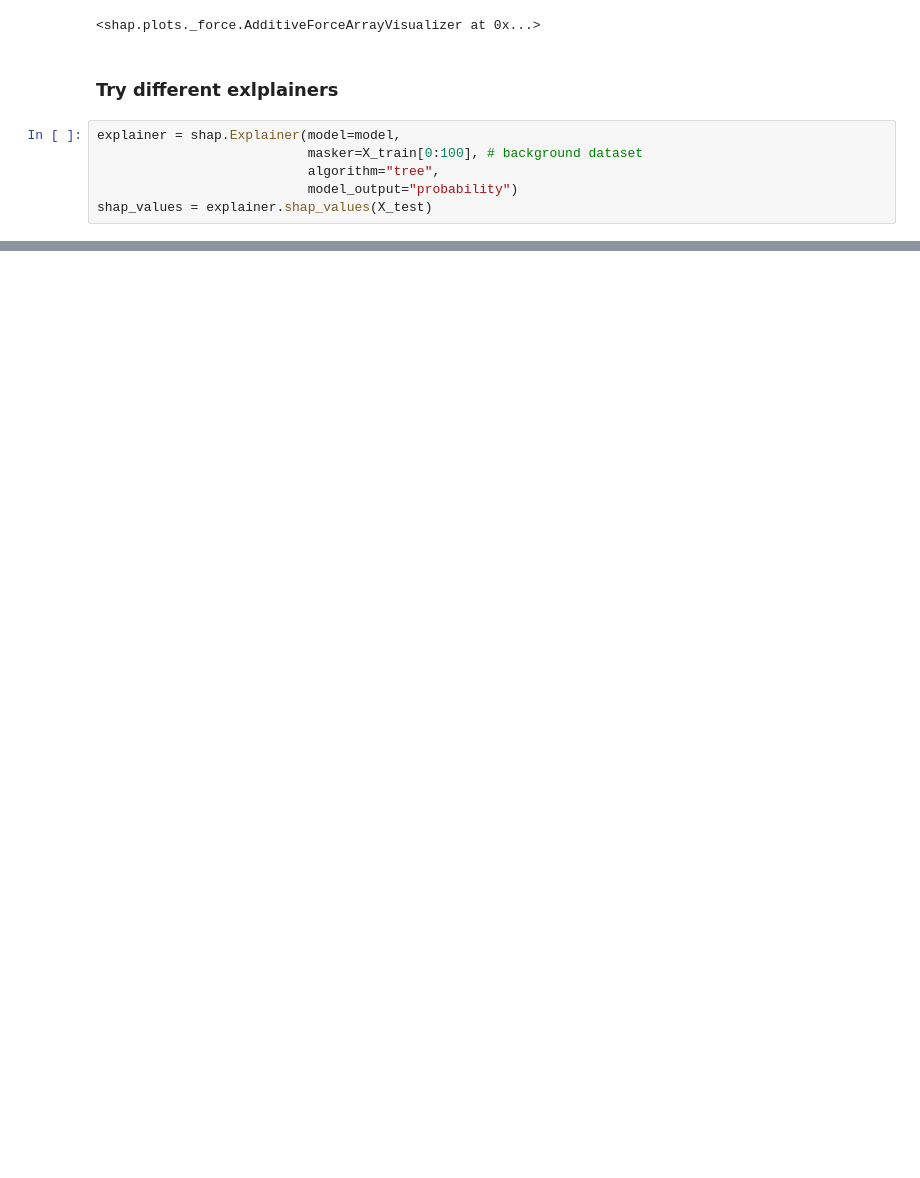
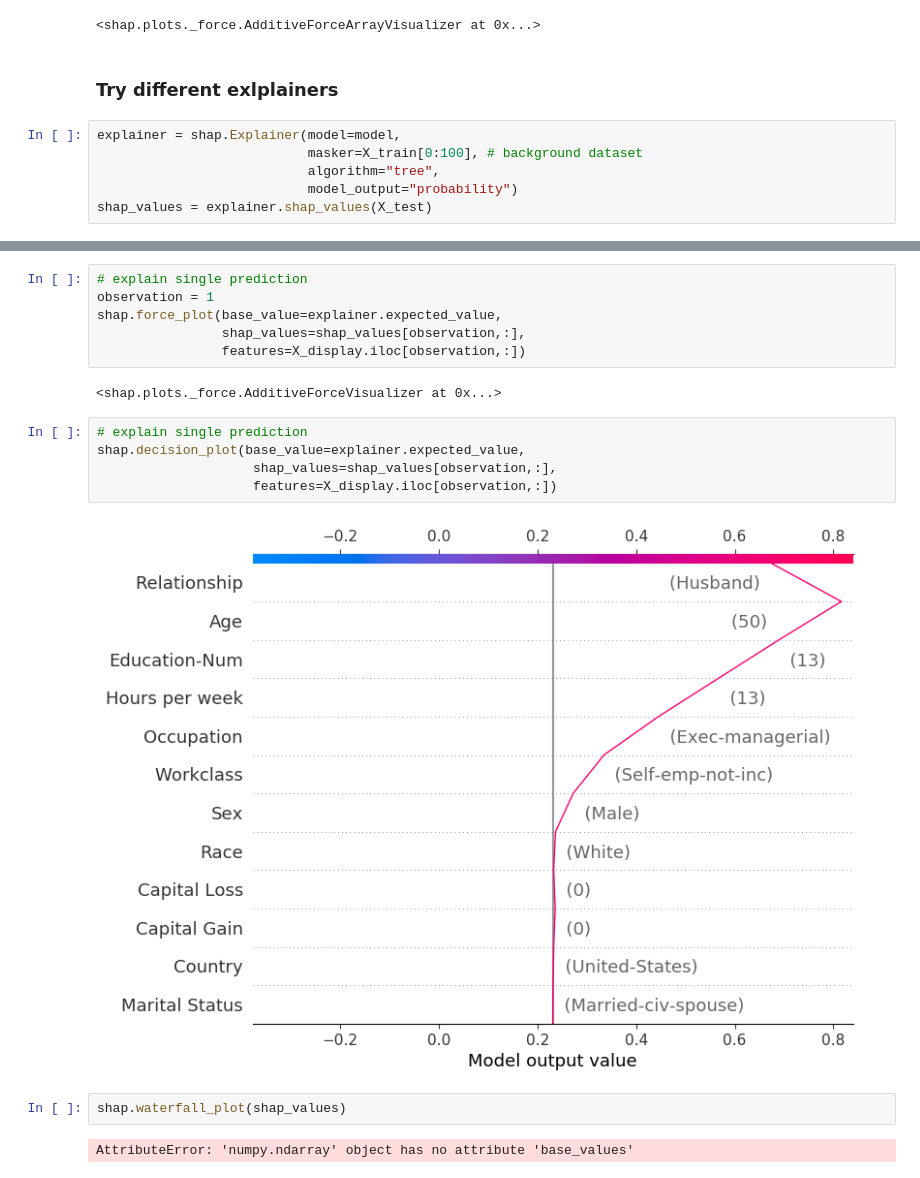
Before and after one commit to Sebastian1981/AWS_Sagemaker_Clarify_4Responsible_AI, a Jupyter notebook: experiment/00_model_explainibility.ipynb, the cells around one changed output, grey strips where cells are left out. Cells and saved outputs as stored; diff of their text form; blank space fills up the shorter version.

```diff
--- a/experiment/00_model_explainibility.ipynb
+++ b/experiment/00_model_explainibility.ipynb
@@ -213,0 +273,19 @@ shap.force_plot(explainer.expected_value,
+# %%
+# explain single prediction
+observation = 1
+shap.force_plot(base_value=explainer.expected_value,
+                shap_values=shap_values[observation,:],
+                features=X_display.iloc[observation,:])
+# %% [output]
+<shap.plots._force.AdditiveForceVisualizer at 0x...>
+# %%
+# explain single prediction
+shap.decision_plot(base_value=explainer.expected_value,
+                    shap_values=shap_values[observation,:],
+                    features=X_display.iloc[observation,:])
+# %% [output]
+[figure, added]
+# %%
+shap.waterfall_plot(shap_values)
+# %% [output]
+AttributeError: 'numpy.ndarray' object has no attribute 'base_values'
```
Also changed, not shown: parts of 19 cells of this notebook.
